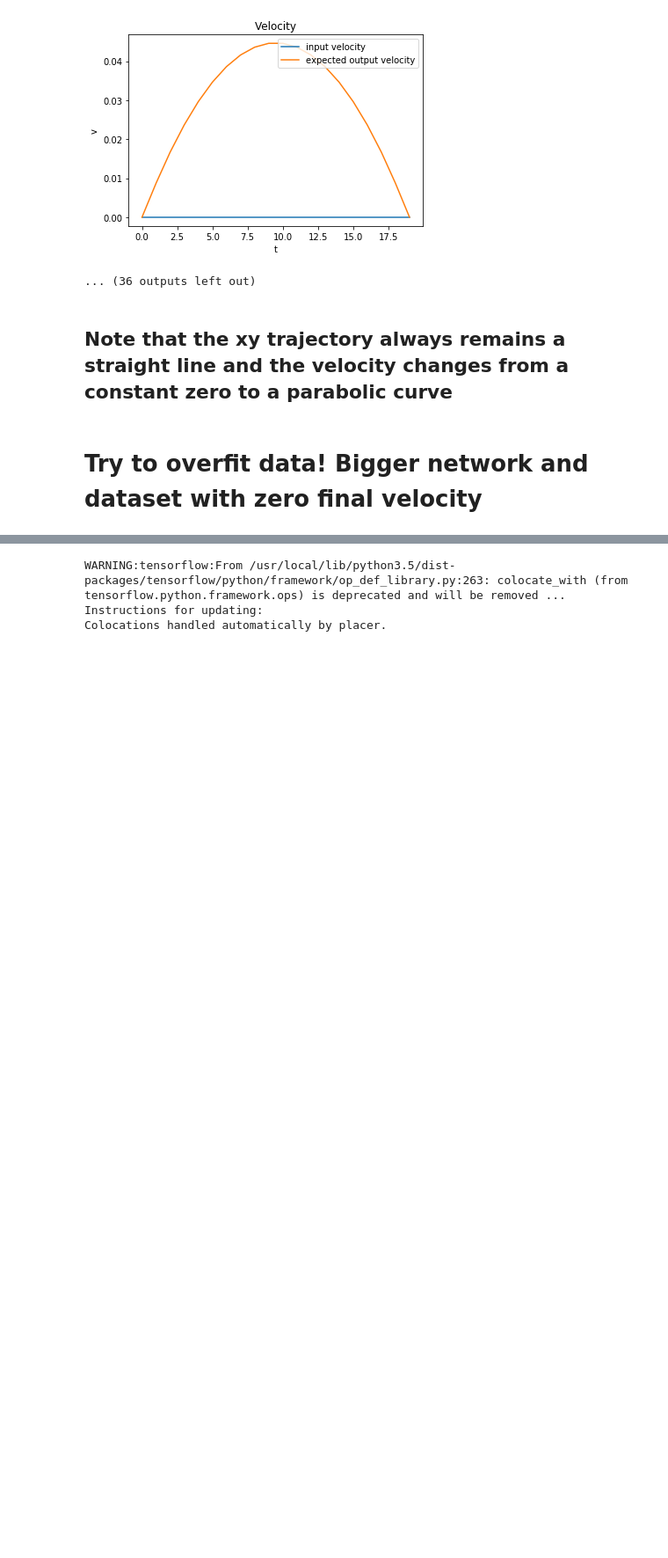
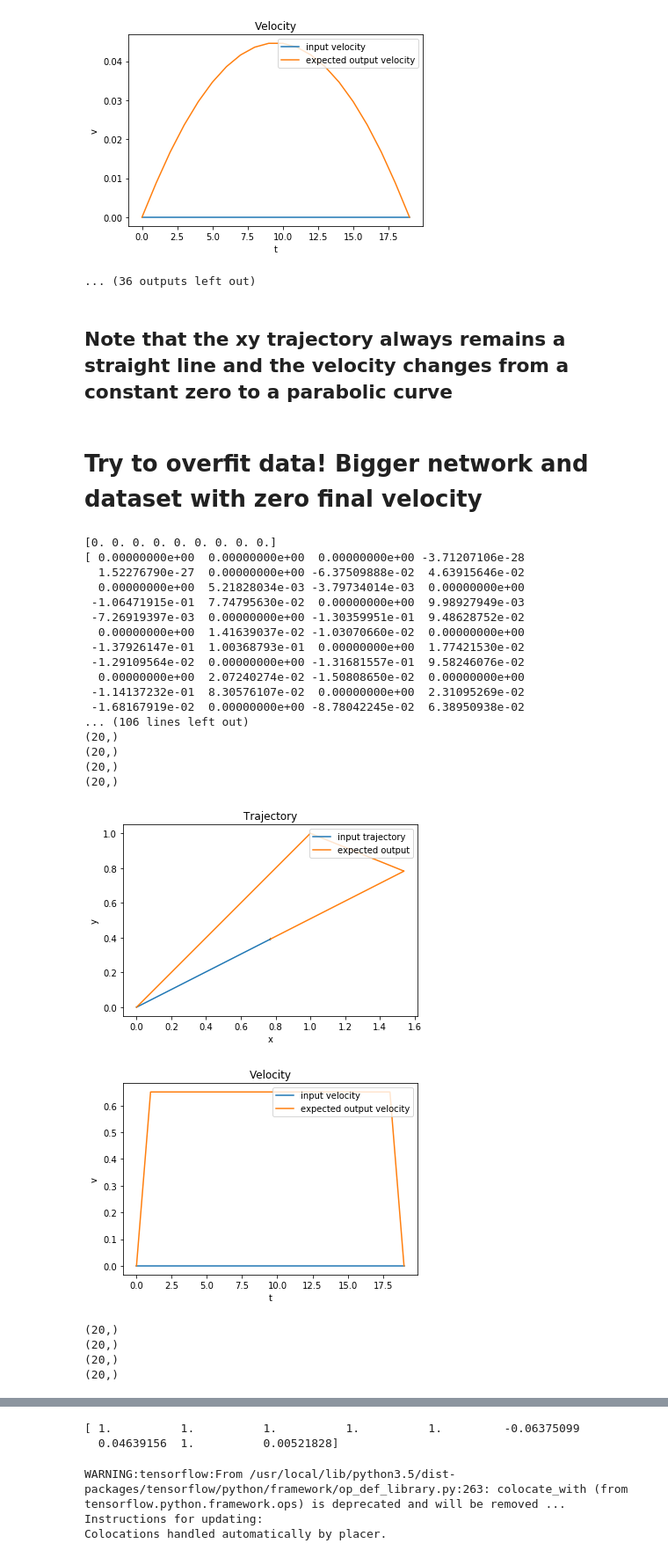
Before and after one commit to somritabanerjee/GuSTO.jl, a Jupyter notebook: examples/try_to_overfit_neural_network.ipynb, the cells around one changed output, grey strips where cells are left out. Shown at 88% size. Cells and saved outputs as stored; diff of their text form; code cells hidden in the pictures; blank space fills up the shorter version.

```diff
--- a/examples/try_to_overfit_neural_network.ipynb
+++ b/examples/try_to_overfit_neural_network.ipynb
@@ -60,3 +62,51 @@ Random i = 260
 ## Note that the xy trajectory always remains a straight line and the velocity changes from a constant zero to a parabolic curve
 # %% [markdown]
 # Try to overfit data! Bigger network and dataset with zero final velocity
+# %%
+(X_train, X_test, Y_train, Y_test) = loadData(["NoObstacleFirst3IterEndsInOKtf80ZeroFinVelOnly1Iter.jld2"], testRatio = 0.25, fieldNames = ["train_input_collected_first_only", "train_output_collected_first_only"])
+# Normalize all datasets to be between [0,1]
+X = np.vstack([X_train, X_test])
+Y = np.vstack([Y_train, Y_test])
+print(Y_train[1:10,1])
+xMin = np.amin(X, axis=0)
+xMax = np.amax(X, axis=0)
+xRange = xMax - xMin
+xRange[xRange == 0] = 1.0
+xRange[abs(xRange) <1.0e-20]=1.0
+
+
+X_train = (X_train-xMin)/xRange
+X_test = (X_test-xMin)/xRange
+
+yMin = np.amin(Y, axis=0)
+yMax = np.amax(Y, axis=0)
+yRange = yMax - yMin
+yRange[yRange == 0] = 1.0
+yRange[abs(yRange) <1.0e-20]=1.0
+
+Y_train = (Y_train-yMin)/yRange
+Y_test = (Y_test-yMin)/yRange
+# %% [output]
+[0. 0. 0. 0. 0. 0. 0. 0. 0.]
+[ 0.00000000e+00  0.00000000e+00  0.00000000e+00 -3.71207106e-28
+  1.52276790e-27  0.00000000e+00 -6.37509888e-02  4.63915646e-02
+  0.00000000e+00  5.21828034e-03 -3.79734014e-03  0.00000000e+00
+ -1.06471915e-01  7.74795630e-02  0.00000000e+00  9.98927949e-03
+ -7.26919397e-03  0.00000000e+00 -1.30359951e-01  9.48628752e-02
+  0.00000000e+00  1.41639037e-02 -1.03070660e-02  0.00000000e+00
+ -1.37926147e-01  1.00368793e-01  0.00000000e+00  1.77421530e-02
+ -1.29109564e-02  0.00000000e+00 -1.31681557e-01  9.58246076e-02
+  0.00000000e+00  2.07240274e-02 -1.50808650e-02  0.00000000e+00
+ -1.14137232e-01  8.30576107e-02  0.00000000e+00  2.31095269e-02
+ -1.68167919e-02  0.00000000e+00 -8.78042245e-02  6.38950938e-02
+... (106 lines left out)
+(20,)
+(20,)
+(20,)
+(20,)
+[figure, added]
+[figure, added]
+(20,)
+(20,)
+(20,)
+(20,)
@@ -63,2 +115,12 @@ Random i = 260
+# %%
+test = np.array([ 0.00000000e+00 , 0.00000000e+00, -3.71207106e-28 , 1.52276790e-27,
+  0.00000000e+00 ,-6.37509888e-02,  4.63915646e-02 , 0.00000000e+00,
+  5.21828034e-03])
+test[test==0]=1.0
+test[abs(test) <1.0e-25]=1.0
+print(test)
+# %% [output]
+[ 1.          1.          1.          1.          1.         -0.06375099
+  0.04639156  1.          0.00521828]
 # %%
 (X_train, X_test, Y_train, Y_test) = loadData(["NoObstacleFirst3IterEndsInOKtf80ZeroFinVelOnly1Iter.jld2"], testRatio = 0.25, fieldNames = ["train_input_collected_first_only", "train_output_collected_first_only"])
```
Also changed, not shown: parts of 17 cells of this notebook, 2 other files.
